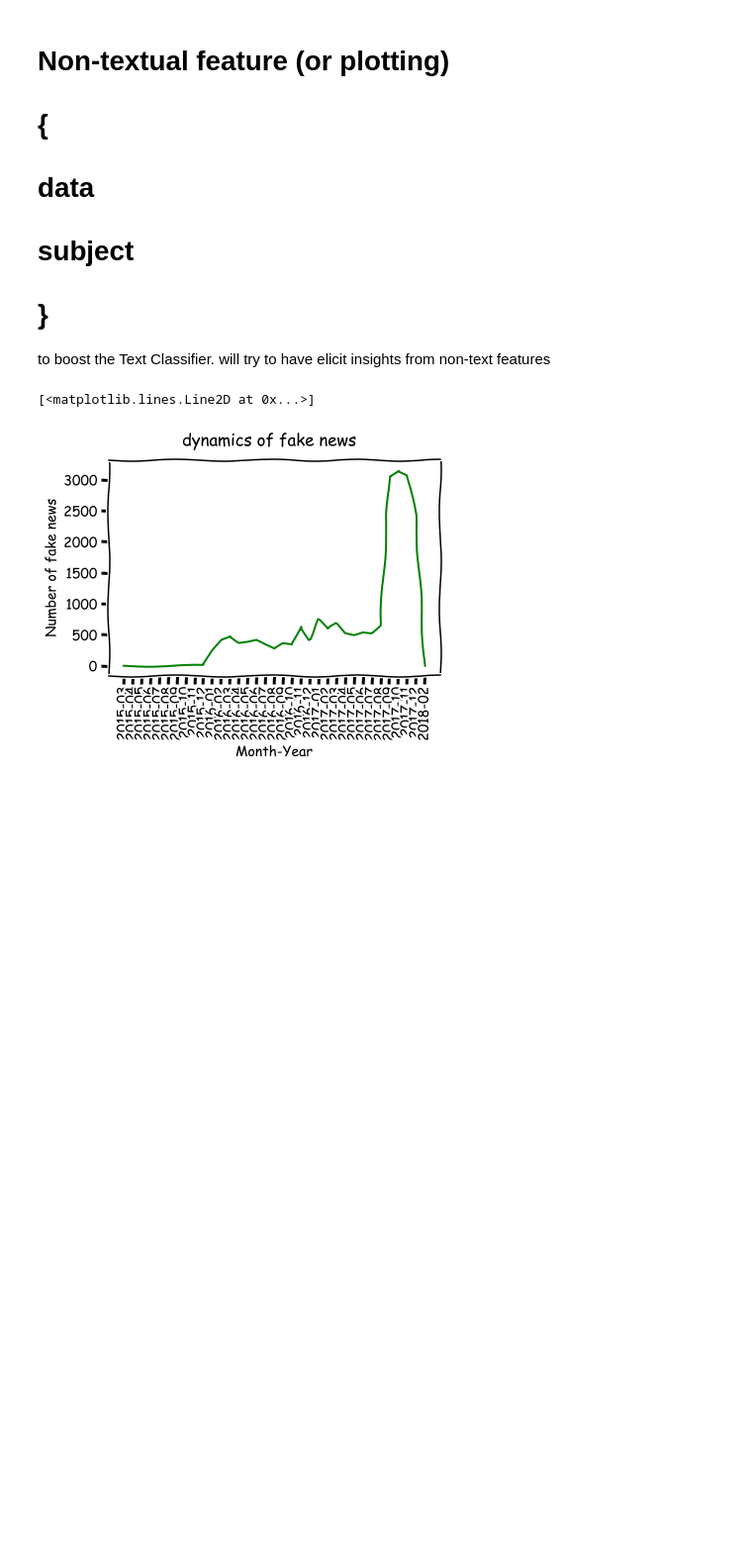
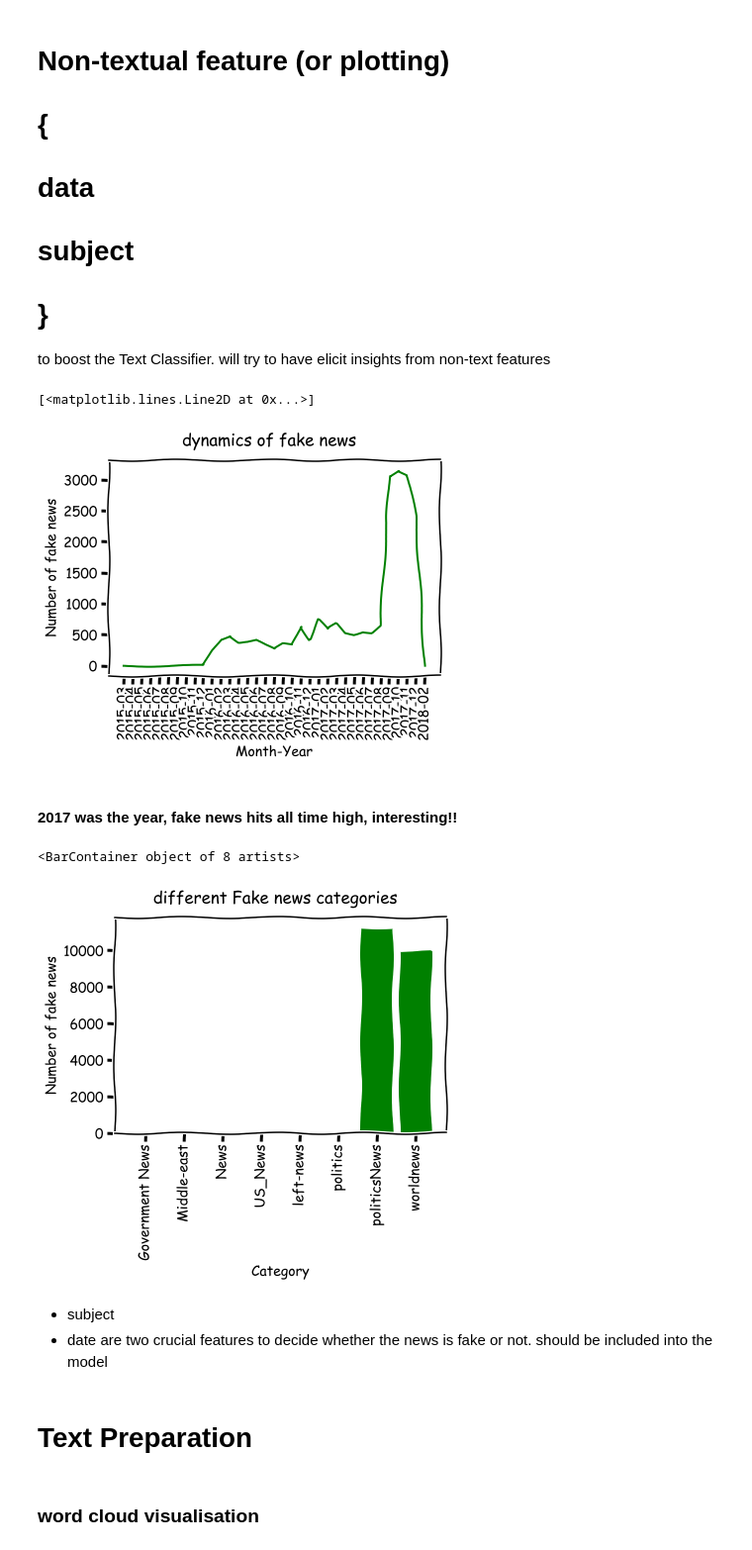
Before and after one commit to VivanVatsa/fake-filter_machinelearning_project, a Jupyter notebook: FAKE_NEWS_CLASSIFICATION.ipynb, the cells around one changed output. Shown at 99% size. Saved outputs shown, nothing was run; the diff lists cells and outputs as text; code cells hidden in the pictures; blank space fills up the shorter version.

```diff
--- a/FAKE_NEWS_CLASSIFICATION.ipynb
+++ b/FAKE_NEWS_CLASSIFICATION.ipynb
@@ -155,3 +155,28 @@ plt.plot(sub.index, sub.values, linewidth = 2, color = 'g')
 # %% [output]
 [<matplotlib.lines.Line2D at 0x...>]
 [figure]
+# %% [markdown]
+#### 2017 was the year, fake news hits all time high, interesting!!
+# %%
+sub2 = df[['subject', 'flag']]
+sub2 = sub2.dropna()
+sub2 = sub2.groupby(['subject'])['flag'].sum()
+# %%
+plt.xkcd()
+plt.suptitle('different Fake news categories')
+plt.xticks(rotation=90)
+plt.ylabel('Number of fake news')
+plt.xlabel('Category')
+
+plt.bar(sub2.index, height=sub2.values, color='green')
+#ax1.plot(x, y)
+#ax2.plot(x, -y)
+# %% [output]
+<BarContainer object of 8 artists>
+[figure, added]
+# %% [markdown]
+* subject
+* date
+are two crucial features to decide whether the news is fake or not. should be included into the model
+# %% [markdown]
+# Text Preparation
@@ -157,0 +185,2 @@ plt.plot(sub.index, sub.values, linewidth = 2, color = 'g')
+# %% [markdown]
+### word cloud visualisation
```
Also changed, not shown: parts of 6 cells of this notebook.
